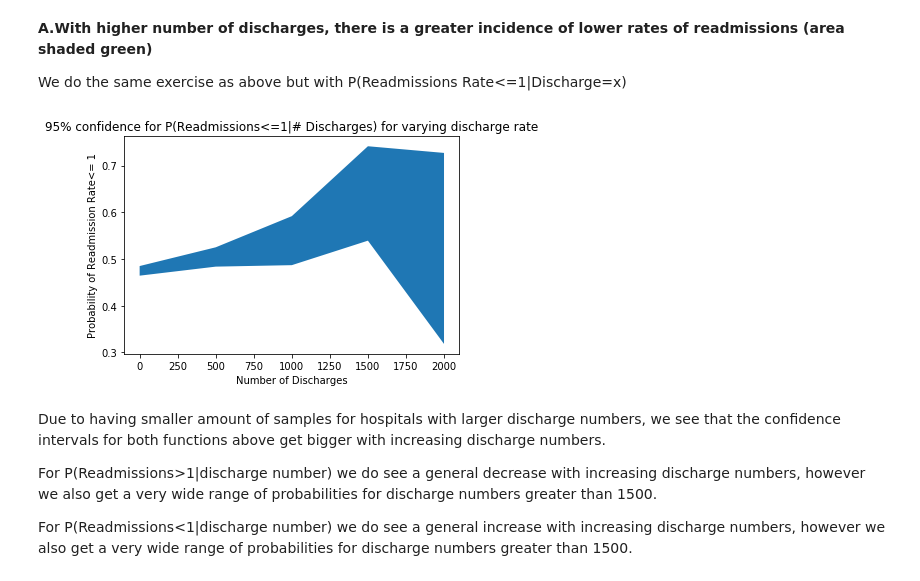
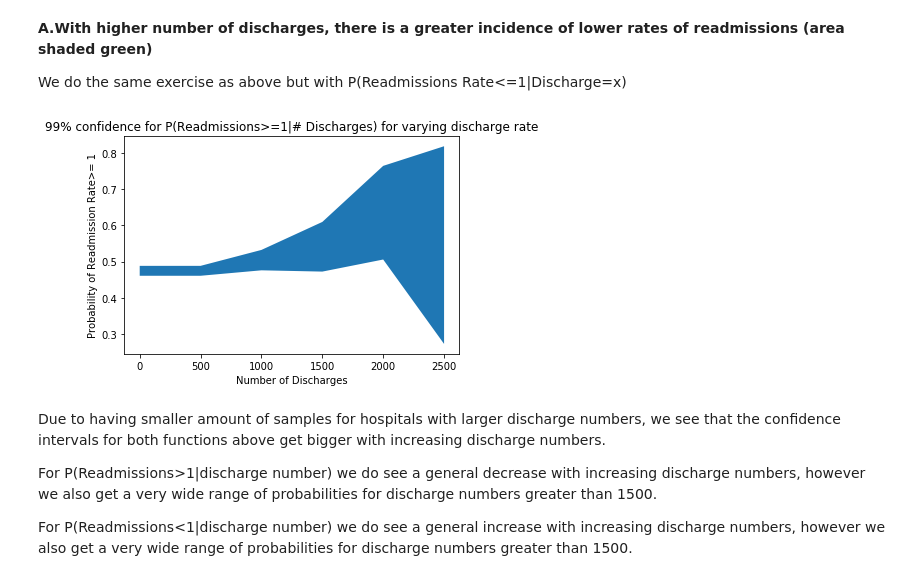
Before and after one commit to harajlim/Hospital-Readmission-Rate, a Jupyter notebook: sliderule_dsi_inferential_statistics_exercise_3.ipynb, the cells around one changed output. Saved outputs shown, nothing was run; the diff lists cells and outputs as text; code cells hidden in the pictures.

```diff
--- a/sliderule_dsi_inferential_statistics_exercise_3.ipynb
+++ b/sliderule_dsi_inferential_statistics_exercise_3.ipynb
@@ -237,43 +240,45 @@ We do the same exercise as above but with P(Readmissions Rate<=1|Discharge=x)
 # %%
 cutoff=1
 
-step=500
-discharges=np.arange(0,2500,step=step)
-prob_L=np.zeros(len(discharges))
-prob_U=np.zeros(len(discharges))
+step=500 #size of bin for discharge numbers.
+discharges=np.arange(0,2500,step=step) #setting up end points of bins
+prob_L=np.zeros(len(discharges)) #lower bound probability empty array
+prob_U=np.zeros(len(discharges)) #upper bound probability empty array
 
 for i,d in enumerate(discharges):
 
-    y_keep=[]
+    y_keep=[] #array of y's whose x lies in the bin of the iteration
     for j,xx in enumerate(x):
-        if xx>=d and xx<d+step:
+        if xx>=d and xx<d+step: #x belonging in bin condition
 
             y_keep.append(y[j])
 
 
-    y_keep=np.array(y_keep)
+    y_keep=np.array(y_keep) #change to np.array
 
-    replicates=np.empty(10000)
+    #start bootstrapping for discharge bin. using 10000 bootstramped samples here
+    replicates=np.empty(10000) #array storing statistic for each bootstrapped sample
     for j in range(10000):
-        y_bs=np.random.choice(y_keep,size=len(y_keep))
-        replicates[j]=np.sum(y_bs<=cutoff)/len(y_bs)
+        y_bs=np.random.choice(y_keep,size=len(y_keep)) #generate bootstrapped sample
+        replicates[j]=np.sum(y_bs<=cutoff)/len(y_bs) #generate statistic
 
-    L,U=np.percentile(replicates,[2.5,97.5])
+    L,U=np.percentile(replicates,[0.5,99.5]) #obtain confidence inteval
     prob_L[i]=L
     prob_U[i]=U
 
 
 
-
-plt.fill_between(discharges,prob_L,prob_U)
+plt.fill_between(np.concatenate((np.array([0]),discharges+step))\
+                 ,np.concatenate((np.array([prob_L[0]]),prob_L))\
+                 ,np.concatenate((np.array([prob_U[0]]),prob_U)))
 
 
 plt.xlabel('Number of Discharges')
-plt.ylabel('Probability of Readmission Rate<= 1')
-plt.title('95% confidence for P(Readmissions<=1|# Discharges) for varying discharge rate')
+plt.ylabel('Probability of Readmission Rate>= 1')
+plt.title('99% confidence for P(Readmissions>=1|# Discharges) for varying discharge rate')
 plt.show()
 # %% [output]
-[figure, old version]
+[figure, new version]
 # %% [markdown]
 Due to having smaller amount of samples for hospitals with larger discharge numbers, we see that the confidence intervals for both functions above get bigger with increasing discharge numbers.
 
```
Also changed, not shown: parts of 9 cells of this notebook.
